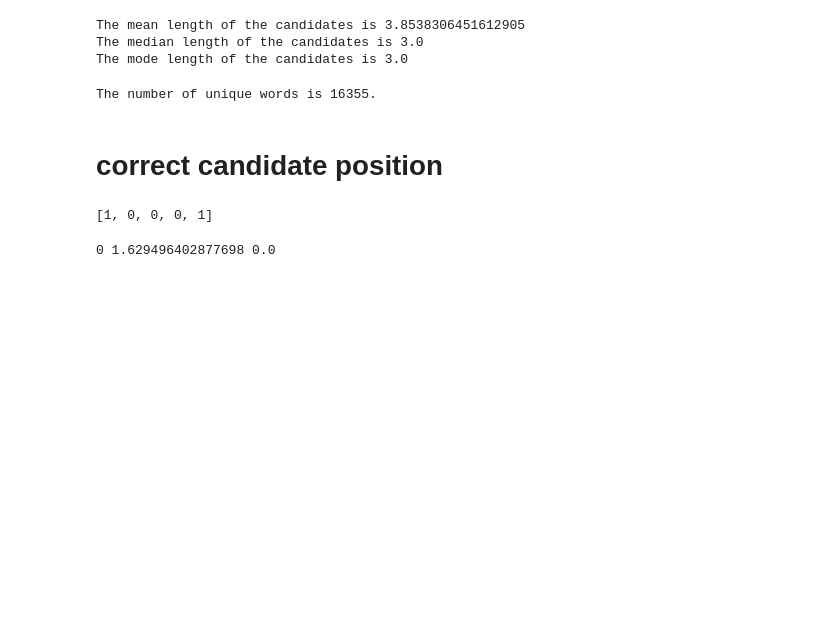
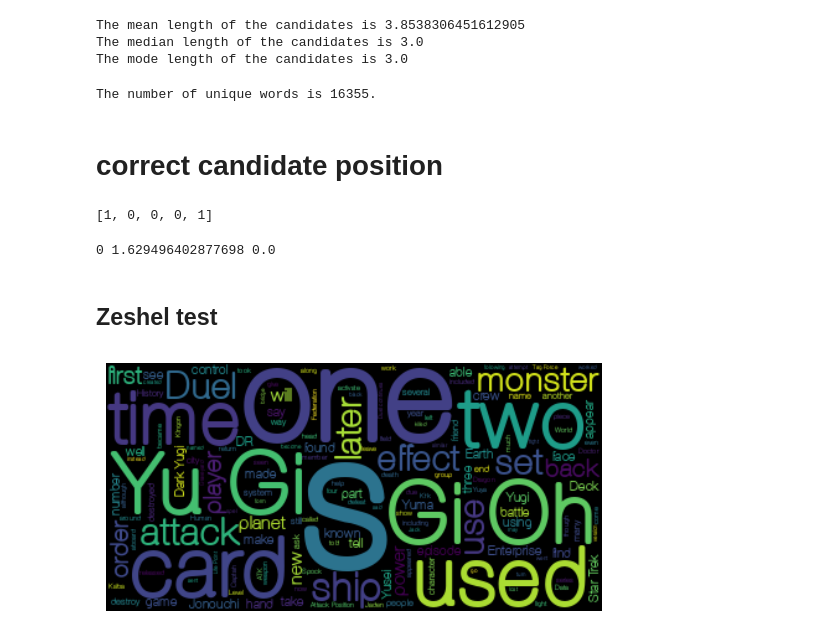
Before and after one commit to Blowdire/ExtractiveEntityDisambigationNILPred, a Jupyter notebook: DataExploration.ipynb, the cells around one changed output. Drawn from its saved outputs; the diff is of its cells as text; code cells hidden in the pictures; blank space fills up the shorter version.

```diff
--- a/DataExploration.ipynb
+++ b/DataExploration.ipynb
@@ -529,3 +612,33 @@ median = statistics.median(positions)
 print(mode, mean, median)
 # %% [output]
 0 1.629496402877698 0.0
+# %% [markdown]
+## Zeshel test
+# %%
+import json
+import numpy as np
+
+dataset = []
+inputs = ""
+with open("./zeshel-conv-blink.json", "r") as file:
+    ds = json.load(file)
+    for data_line in ds:
+        # Load each line as a JSON object
+        data_line["input"] = (
+            data_line["input"].replace("[START_ENT]", "").replace("[END_ENT]", "")
+        )
+        inputs += data_line["input"] + " "
+        dataset.append(data_line)
+# %%
+from wordcloud import WordCloud
+import matplotlib.pyplot as plt
+
+# Create a word cloud
+wordcloud = WordCloud(font_path="./AovelSansRounded-rdDL.ttf").generate(inputs)
+
+# Display the word cloud
+plt.imshow(wordcloud, interpolation="bilinear")
+plt.axis("off")
+plt.show()
+# %% [output]
+[figure, added]
```
Also changed, not shown: parts of 21 cells of this notebook, 25 other files.
